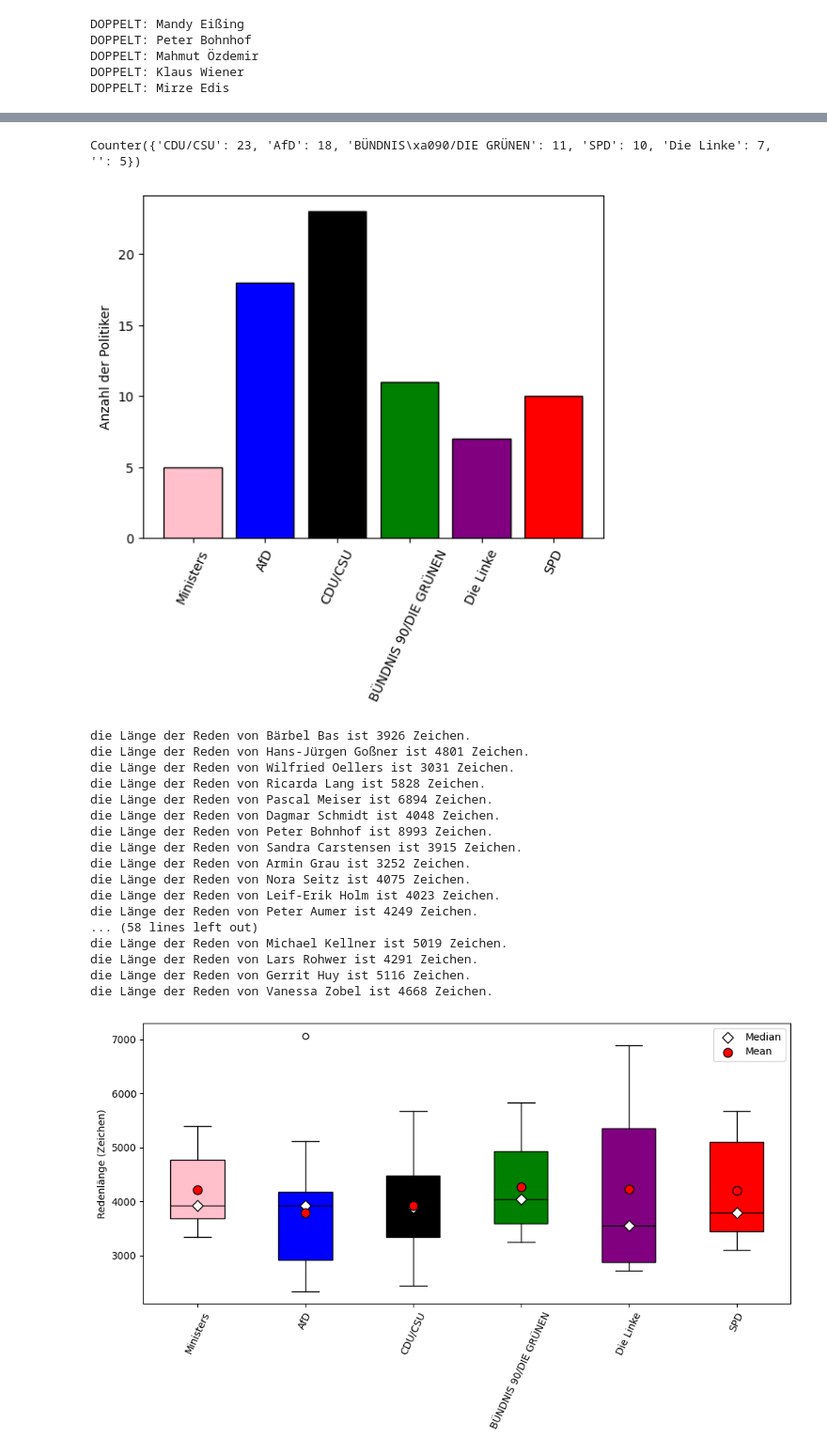
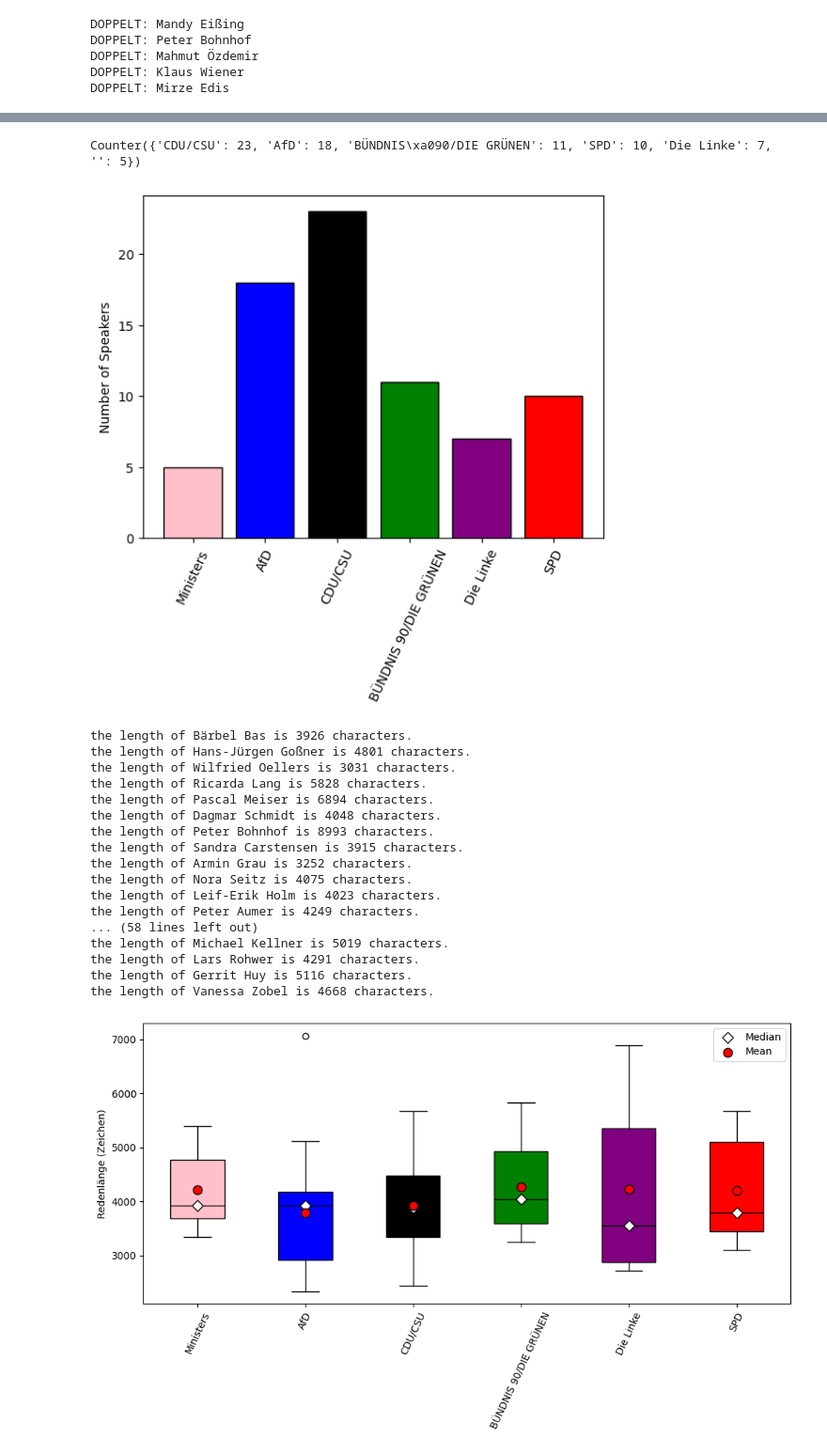
Before and after one commit to Roby290597/bundestag_speeches, a Jupyter notebook: tasks/bundestags_reden_analyse.ipynb, the cells around one changed output, grey strips where cells are left out. Shown at 94% size. Saved outputs shown, nothing was run; the diff lists cells and outputs as text; code cells hidden in the pictures.

```diff
--- a/tasks/bundestags_reden_analyse.ipynb
+++ b/tasks/bundestags_reden_analyse.ipynb
@@ -85,43 +85,43 @@ for name, party in redner_party:
 # %%
 from collections import Counter
 import matplotlib.pyplot as plt
 
 
 poli_party = Counter(political_party)
 print(poli_party)
 
 labels = [p.replace("\xa0", " ") if p != "" else "Ministers" for p in poli_party.keys()]
 poli_party_col = ["pink","blue", "black", "green", "purple", "red"]
 labels_col = list(zip(labels, poli_party_col))
 
 plt.bar(labels, list(poli_party.values()), color=poli_party_col, edgecolor='black')
 plt.xticks(rotation=65)
-plt.ylabel("Anzahl der Politiker")
+plt.ylabel("Number of Speakers")
 plt.show()
 # %% [output]
 Counter({'CDU/CSU': 23, 'AfD': 18, 'BÜNDNIS\xa090/DIE GRÜNEN': 11, 'SPD': 10, 'Die Linke': 7, '': 5})
-[figure, old version]
+[figure, new version]
 # %%
 for i, poli in enumerate(reden.keys()):
-    print(f"die Länge der Reden von {poli} ist {len(reden[poli])} Zeichen.")
+    print(f"the length of {poli} is {len(reden[poli])} characters.")
 # %% [output]
-die Länge der Reden von Bärbel Bas ist 3926 Zeichen.
-die Länge der Reden von Hans-Jürgen Goßner ist 4801 Zeichen.
-die Länge der Reden von Wilfried Oellers ist 3031 Zeichen.
-die Länge der Reden von Ricarda Lang ist 5828 Zeichen.
-die Länge der Reden von Pascal Meiser ist 6894 Zeichen.
-die Länge der Reden von Dagmar Schmidt ist 4048 Zeichen.
-die Länge der Reden von Peter Bohnhof ist 8993 Zeichen.
-die Länge der Reden von Sandra Carstensen ist 3915 Zeichen.
-die Länge der Reden von Armin Grau ist 3252 Zeichen.
-die Länge der Reden von Nora Seitz ist 4075 Zeichen.
-die Länge der Reden von Leif-Erik Holm ist 4023 Zeichen.
-die Länge der Reden von Peter Aumer ist 4249 Zeichen.
+the length of Bärbel Bas is 3926 characters.
+the length of Hans-Jürgen Goßner is 4801 characters.
+the length of Wilfried Oellers is 3031 characters.
+the length of Ricarda Lang is 5828 characters.
+the length of Pascal Meiser is 6894 characters.
+the length of Dagmar Schmidt is 4048 characters.
+the length of Peter Bohnhof is 8993 characters.
+the length of Sandra Carstensen is 3915 characters.
+the length of Armin Grau is 3252 characters.
+the length of Nora Seitz is 4075 characters.
+the length of Leif-Erik Holm is 4023 characters.
+the length of Peter Aumer is 4249 characters.
 ... (58 lines left out)
-die Länge der Reden von Michael Kellner ist 5019 Zeichen.
-die Länge der Reden von Lars Rohwer ist 4291 Zeichen.
-die Länge der Reden von Gerrit Huy ist 5116 Zeichen.
-die Länge der Reden von Vanessa Zobel ist 4668 Zeichen.
+the length of Michael Kellner is 5019 characters.
+the length of Lars Rohwer is 4291 characters.
+the length of Gerrit Huy is 5116 characters.
+the length of Vanessa Zobel is 4668 characters.
 # %%
 import numpy as np
 
```
Also changed, not shown: parts of 2 cells of this notebook, 3 other files.
